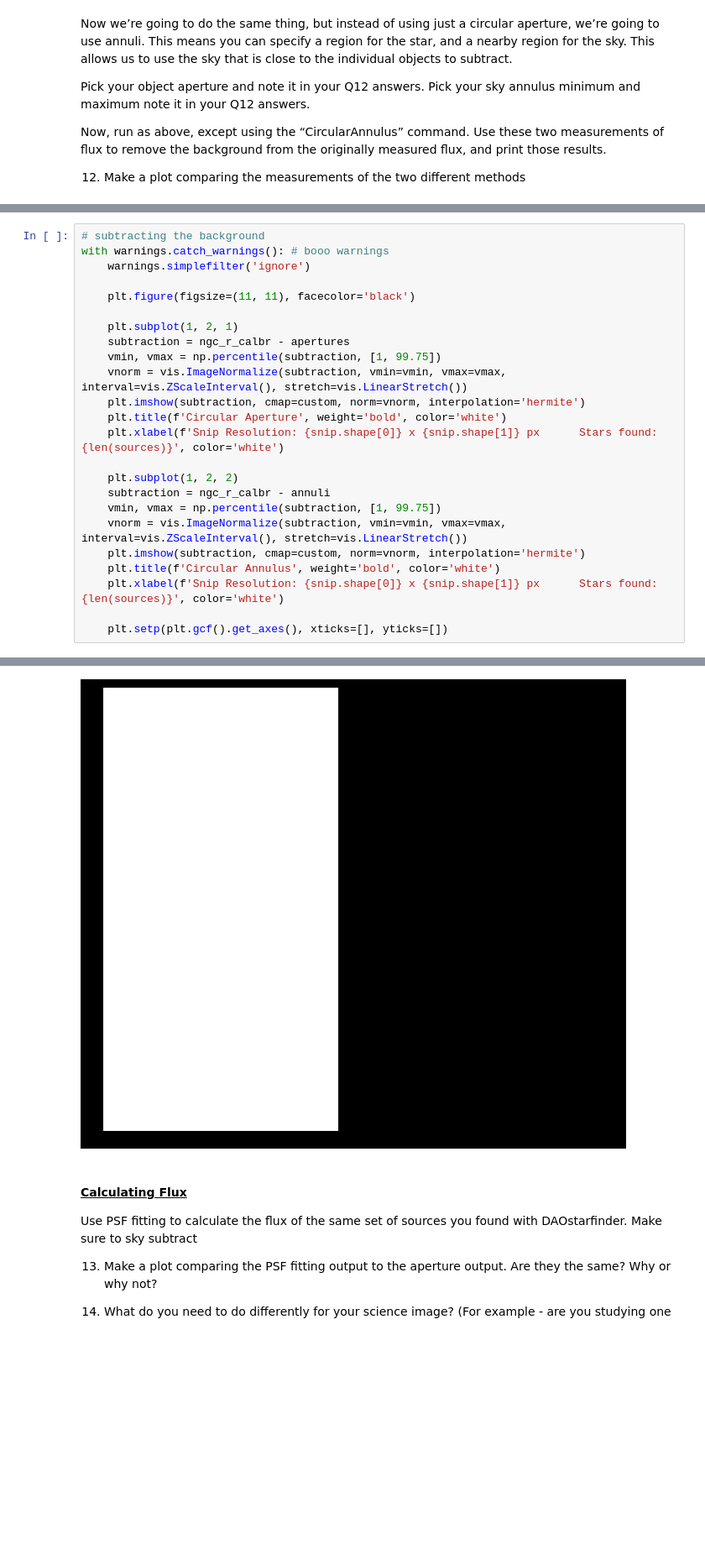
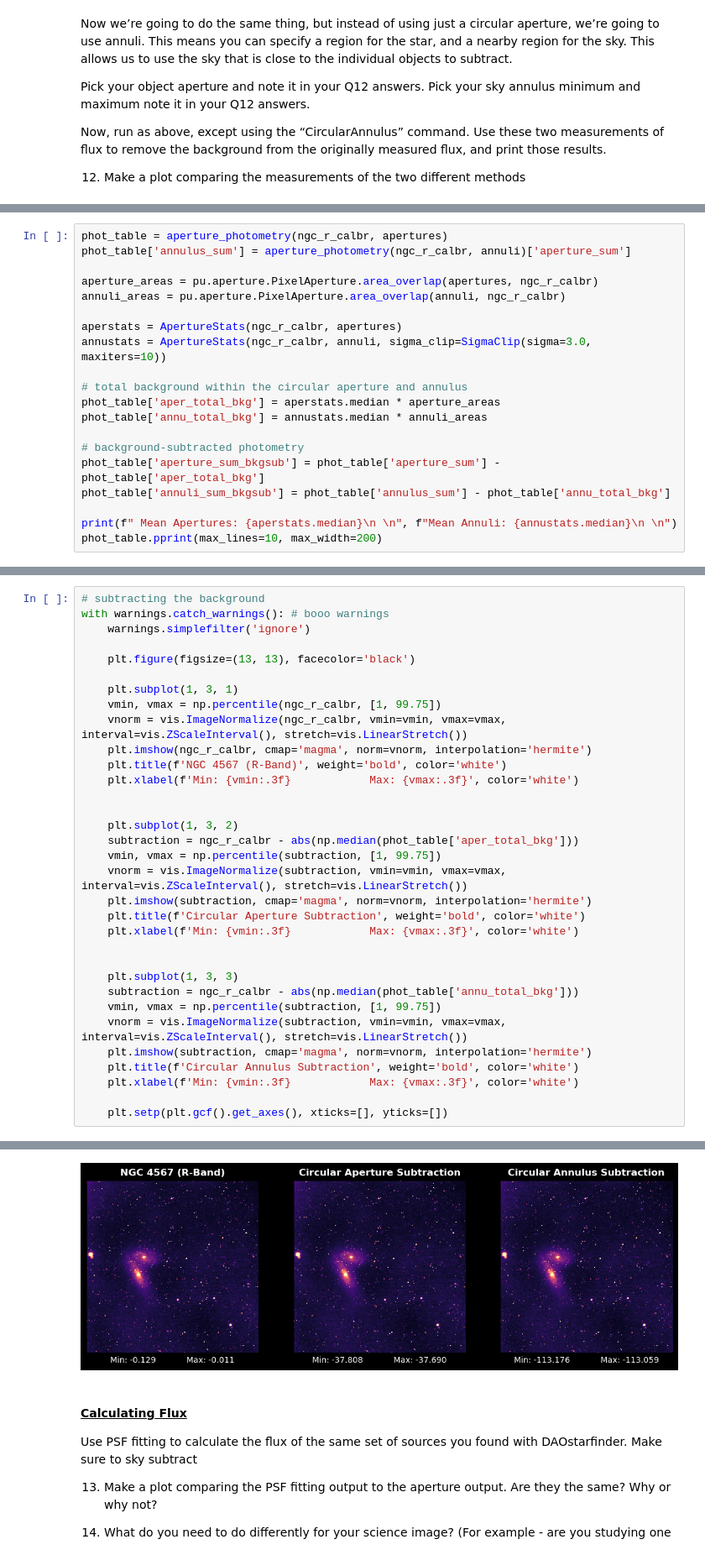
Before and after one commit to emmabacarra/Astr-480, a Jupyter notebook: Lab 4 - Data Reduction & Photometry/lab4.ipynb, the cells around one changed output, grey strips where cells are left out. Shown at 84% size. Saved outputs shown, nothing was run; the diff lists cells and outputs as text; blank space fills up the shorter version.

Commit message:
how does one subtract the background

```diff
--- a/Lab 4 - Data Reduction & Photometry/lab4.ipynb
+++ b/Lab 4 - Data Reduction & Photometry/lab4.ipynb
@@ -418,0 +431,20 @@ Length = 67 rows
+# %%
+phot_table = aperture_photometry(ngc_r_calbr, apertures)
+phot_table['annulus_sum'] = aperture_photometry(ngc_r_calbr, annuli)['aperture_sum']
+
+aperture_areas = pu.aperture.PixelAperture.area_overlap(apertures, ngc_r_calbr)
+annuli_areas = pu.aperture.PixelAperture.area_overlap(annuli, ngc_r_calbr)
+
+aperstats = ApertureStats(ngc_r_calbr, apertures)
+annustats = ApertureStats(ngc_r_calbr, annuli, sigma_clip=SigmaClip(sigma=3.0, maxiters=10))
+
+# total background within the circular aperture and annulus
+phot_table['aper_total_bkg'] = aperstats.median * aperture_areas
+phot_table['annu_total_bkg'] = annustats.median * annuli_areas
+
+# background-subtracted photometry
+phot_table['aperture_sum_bkgsub'] = phot_table['aperture_sum'] - phot_table['aper_total_bkg']
+phot_table['annuli_sum_bkgsub'] = phot_table['annulus_sum'] - phot_table['annu_total_bkg']
+
+print(f" Mean Apertures: {aperstats.median}\n \n", f"Mean Annuli: {annustats.median}\n \n")
+phot_table.pprint(max_lines=10, max_width=200)
@@ -421,23 +466,32 @@ Length = 67 rows
 with warnings.catch_warnings(): # booo warnings
     warnings.simplefilter('ignore')
 
-    plt.figure(figsize=(11, 11), facecolor='black')
+    plt.figure(figsize=(13, 13), facecolor='black')
 
-    plt.subplot(1, 2, 1)
-    subtraction = ngc_r_calbr - apertures
+    plt.subplot(1, 3, 1)
+    vmin, vmax = np.percentile(ngc_r_calbr, [1, 99.75])
+    vnorm = vis.ImageNormalize(ngc_r_calbr, vmin=vmin, vmax=vmax, interval=vis.ZScaleInterval(), stretch=vis.LinearStretch())
+    plt.imshow(ngc_r_calbr, cmap='magma', norm=vnorm, interpolation='hermite')
+    plt.title(f'NGC 4567 (R-Band)', weight='bold', color='white')
+    plt.xlabel(f'Min: {vmin:.3f}            Max: {vmax:.3f}', color='white')
+
+
+    plt.subplot(1, 3, 2)
+    subtraction = ngc_r_calbr - abs(np.median(phot_table['aper_total_bkg']))
     vmin, vmax = np.percentile(subtraction, [1, 99.75])
     vnorm = vis.ImageNormalize(subtraction, vmin=vmin, vmax=vmax, interval=vis.ZScaleInterval(), stretch=vis.LinearStretch())
-    plt.imshow(subtraction, cmap=custom, norm=vnorm, interpolation='hermite')
-    plt.title(f'Circular Aperture', weight='bold', color='white')
-    plt.xlabel(f'Snip Resolution: {snip.shape[0]} x {snip.shape[1]} px      Stars found: {len(sources)}', color='white')
+    plt.imshow(subtraction, cmap='magma', norm=vnorm, interpolation='hermite')
+    plt.title(f'Circular Aperture Subtraction', weight='bold', color='white')
+    plt.xlabel(f'Min: {vmin:.3f}            Max: {vmax:.3f}', color='white')
 
-    plt.subplot(1, 2, 2)
-    subtraction = ngc_r_calbr - annuli
+
+    plt.subplot(1, 3, 3)
+    subtraction = ngc_r_calbr - abs(np.median(phot_table['annu_total_bkg']))
     vmin, vmax = np.percentile(subtraction, [1, 99.75])
     vnorm = vis.ImageNormalize(subtraction, vmin=vmin, vmax=vmax, interval=vis.ZScaleInterval(), stretch=vis.LinearStretch())
-    plt.imshow(subtraction, cmap=custom, norm=vnorm, interpolation='hermite')
-    plt.title(f'Circular Annulus', weight='bold', color='white')
-    plt.xlabel(f'Snip Resolution: {snip.shape[0]} x {snip.shape[1]} px      Stars found: {len(sources)}', color='white')
+    plt.imshow(subtraction, cmap='magma', norm=vnorm, interpolation='hermite')
+    plt.title(f'Circular Annulus Subtraction', weight='bold', color='white')
+    plt.xlabel(f'Min: {vmin:.3f}            Max: {vmax:.3f}', color='white')
 
     plt.setp(plt.gcf().get_axes(), xticks=[], yticks=[])
 # %% [output]
@@ -445,4 +498,4 @@ ValueError: operands could not be broadcast together with shapes (1024,1024) (67
-[figure, old version]
+[figure, new version]
 # %% [markdown]
 #### <u>Calculating Flux</u>
 
```
Also changed, not shown: parts of 10 cells of this notebook, 2 other files.
